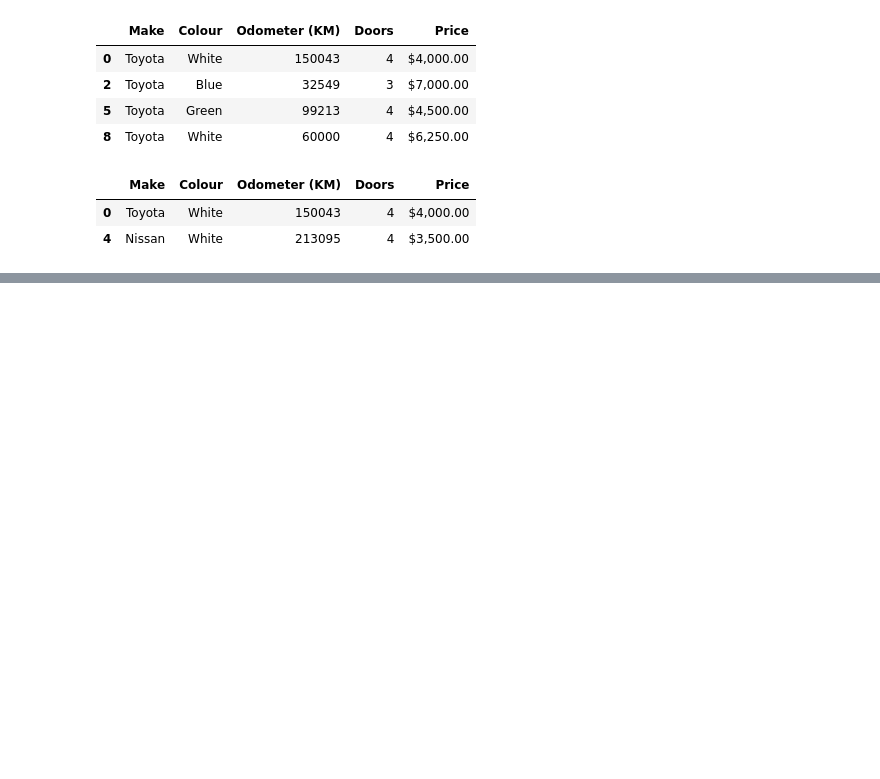
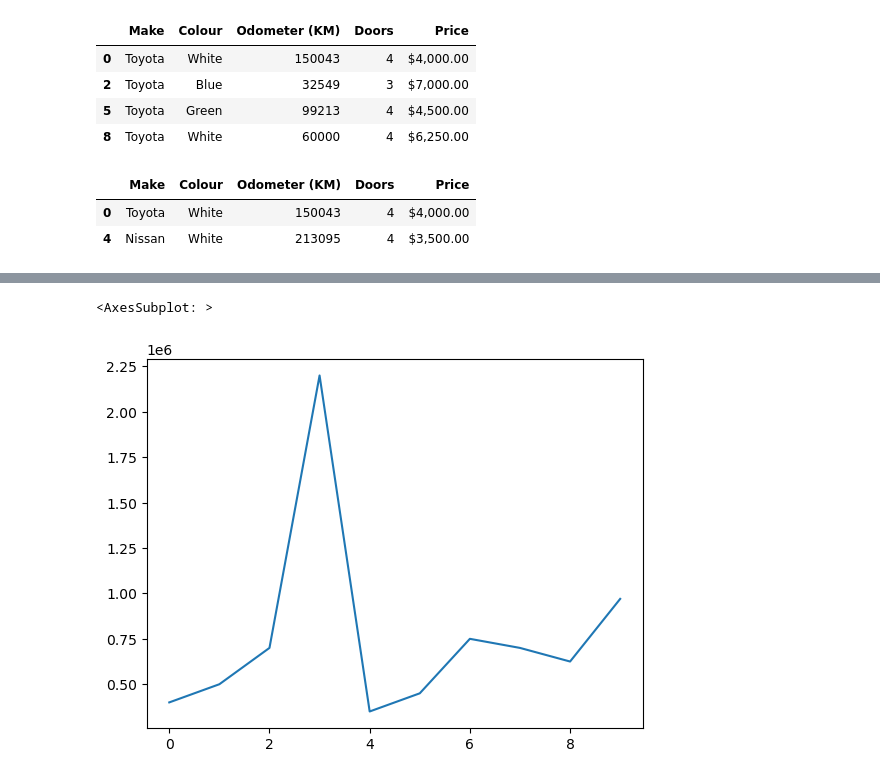
Before and after one commit to amgartendev/datascience-studies, a Jupyter notebook: introduction-to-pandas.ipynb, the cells around one changed output, grey strips where cells are left out. Drawn from its saved outputs; the diff is of its cells as text; code cells hidden in the pictures; blank space fills up the shorter version.

```diff
--- a/introduction-to-pandas.ipynb
+++ b/introduction-to-pandas.ipynb
@@ -390,0 +462,5 @@ car_sales[car_sales["Odometer (KM)"] > 100000]
+# %%
+car_sales["Price"].plot()
+# %% [output]
+<AxesSubplot: >
+[figure, added]
```
Also changed, not shown: parts of 10 cells of this notebook.
